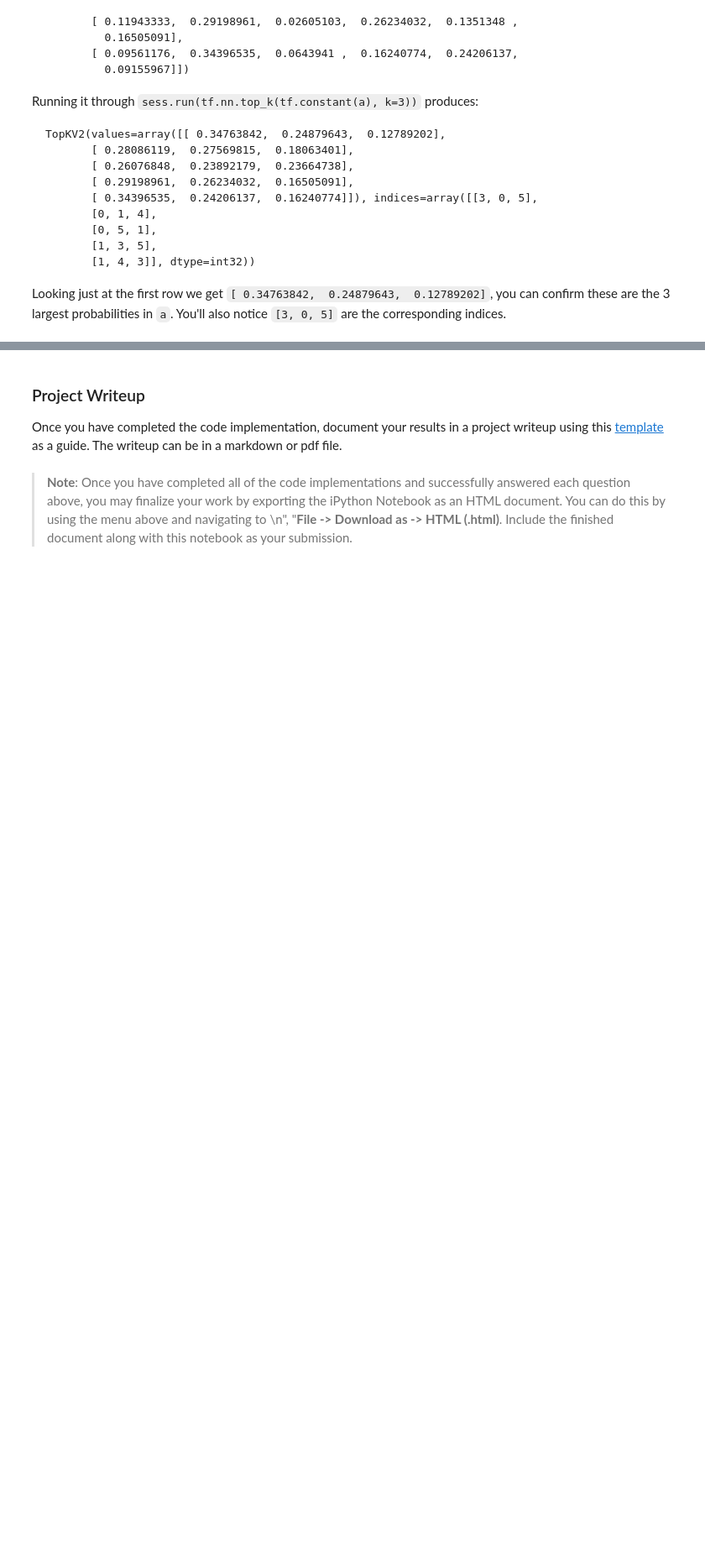
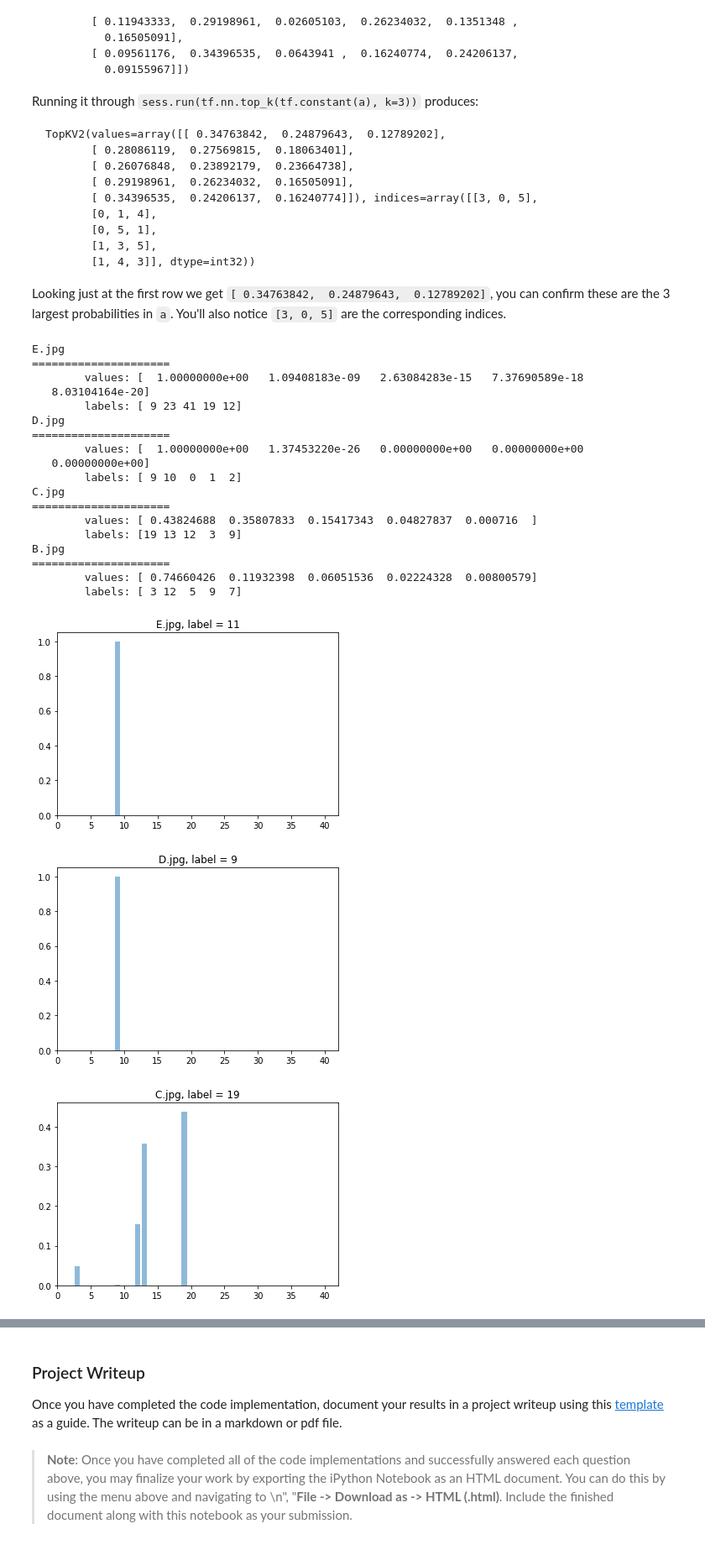
Before and after one commit to cwcentral/CarND-Traffic-Sign-Classifier-Project, a Jupyter notebook: Traffic_Sign_Classifier.ipynb, the cells around one changed output, grey strips where cells are left out. Shown: that part at 84% size. Saved outputs shown, nothing was run; the diff lists cells and outputs as text; code cells hidden in the pictures; blank space fills up the shorter version.

```diff
--- a/Traffic_Sign_Classifier.ipynb
+++ b/Traffic_Sign_Classifier.ipynb
@@ -294,7 +321,7 @@ with tf.Session() as sess:
     sess.run(tf.global_variables_initializer())
     num_examples = len(X_train)
 
-    print("Training...")
+    print("Training on {} examples...".format(num_examples))
     print()
     for i in range(EPOCHS):
         X_train, y_train = shuffle(X_train, y_train)
@@ -303,10 +330,8 @@ with tf.Session() as sess:
             batch_x, batch_y = X_train[offset:end], y_train[offset:end]
             sess.run(training_operation, feed_dict={x: batch_x, y: batch_y})
 
-        validation_accuracy = evaluate(X_validation, y_validation)
-        print("EPOCH {} ...".format(i+1))
-        print("Validation Accuracy = {:.3f}".format(validation_accuracy))
-        print()
+        validation_accuracy = evaluate(X_valid, y_valid)
+        print("EPOCH {} -- ".format(i+1) + "Validation Accuracy = {:.3f}".format(validation_accuracy))
 
     saver.save(sess, './lenet')
     print("Model saved")
@@ -335,3 +411,13 @@ You may find `signnames.csv` useful as it contains mappings from the class id (i
 ### Run the predictions here and use the model to output the prediction for each image.
 ### Make sure to pre-process the images with the same pre-processing pipeline used earlier.
 ### Feel free to use as many code cells as needed.
+keep_prob = tf.placeholder(tf.float32)
+predict = tf.argmax(logits, 1)
+
+save_state = tf.train.Saver()
+
+with tf.Session() as sess:
+    save_state.restore(sess, './lenet')
+    out = sess.run(predict, feed_dict={ x : X_webimage_test, keep_prob: 1.0 })
+    print("Expected: \t", y_webimage_test)
+    print("Got: \t\t", out)
@@ -340,3 +429,8 @@ You may find `signnames.csv` useful as it contains mappings from the class id (i
 # %%
 ### Calculate the accuracy for these 5 new images.
 ### For example, if the model predicted 1 out of 5 signs correctly, it's 20% accurate on these new images.
+with tf.Session() as sess:
+    saver.restore(sess, './lenet')
+
+    test_accuracy = sess.run(accuracy_operation, feed_dict = { x: X_webimage_test, y: y_webimage_test, keep_prob: 1.0 } )
+    print("Test Accuracy = {:.3f}".format(test_accuracy))
@@ -385,0 +479,43 @@ Looking just at the first row we get `[ 0.34763842,  0.24879643,  0.12789202]`,
+# %%
+### Print out the top five softmax probabilities for the predictions on the German traffic sign images found on the web.
+### Feel free to use as many code cells as needed.
+top_k = tf.nn.top_k(tf.nn.softmax(logits), 5)
+
+
+with tf.Session() as sess:
+    saver.restore(sess, './lenet')
+    out = sess.run(top_k, feed_dict = { x: X_webimage_test, keep_prob: 1.0 })
+
+for i in range (4):
+    print (image_files[i])
+    print ("=====================")
+    print("\tvalues: " + str(out.values[i]))
+    print("\tlabels: " + str(out.indices[i]))
+
+    # plot probabilites of each run per target image
+    plt.figure()
+    plt.bar(out.indices[i],out.values[i])
+    plt.xlim([0,42])
+    plt.title("{}, label = {}".format( image_files[i], y_webimage_test[i] ) )
+# %% [output]
+E.jpg
+=====================
+        values: [  1.00000000e+00   1.09408183e-09   2.63084283e-15   7.37690589e-18
+   8.03104164e-20]
+        labels: [ 9 23 41 19 12]
+D.jpg
+=====================
+        values: [  1.00000000e+00   1.37453220e-26   0.00000000e+00   0.00000000e+00
+   0.00000000e+00]
+        labels: [ 9 10  0  1  2]
+C.jpg
+=====================
+        values: [ 0.43824688  0.35807833  0.15417343  0.04827837  0.000716  ]
+        labels: [19 13 12  3  9]
+B.jpg
+=====================
+        values: [ 0.74660426  0.11932398  0.06051536  0.02224328  0.00800579]
+        labels: [ 3 12  5  9  7]
+[figure, added]
+[figure, added]
+[figure, added]
```
Also changed, not shown: parts of 16 cells of this notebook, 3 other files.
